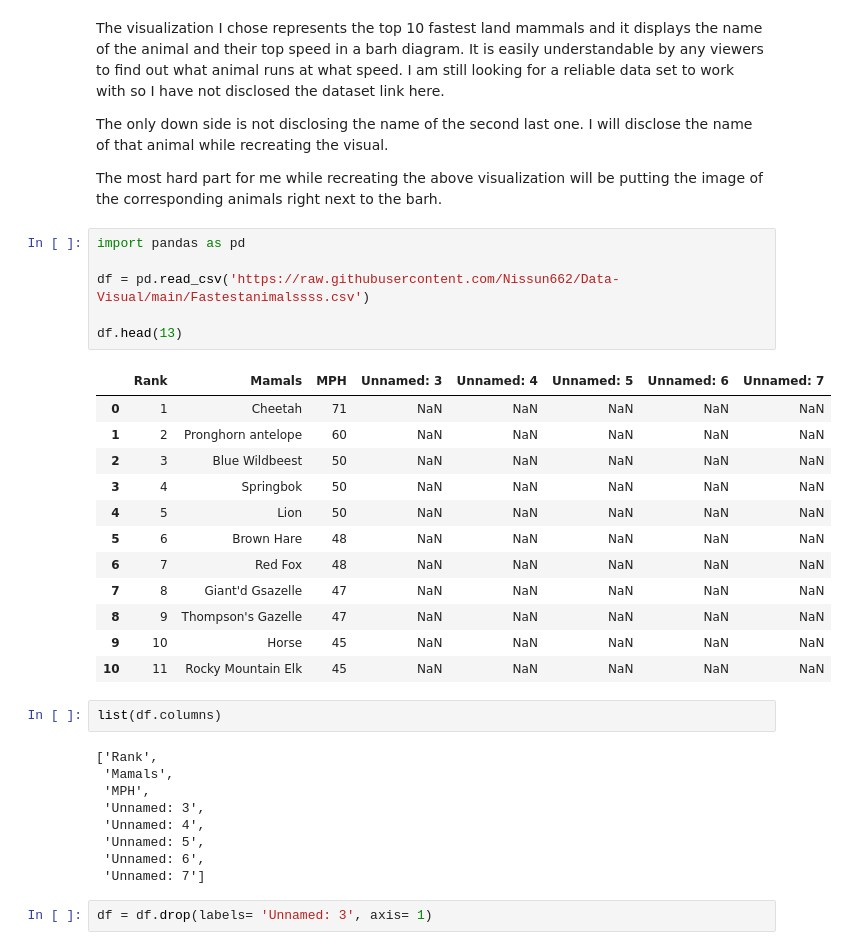
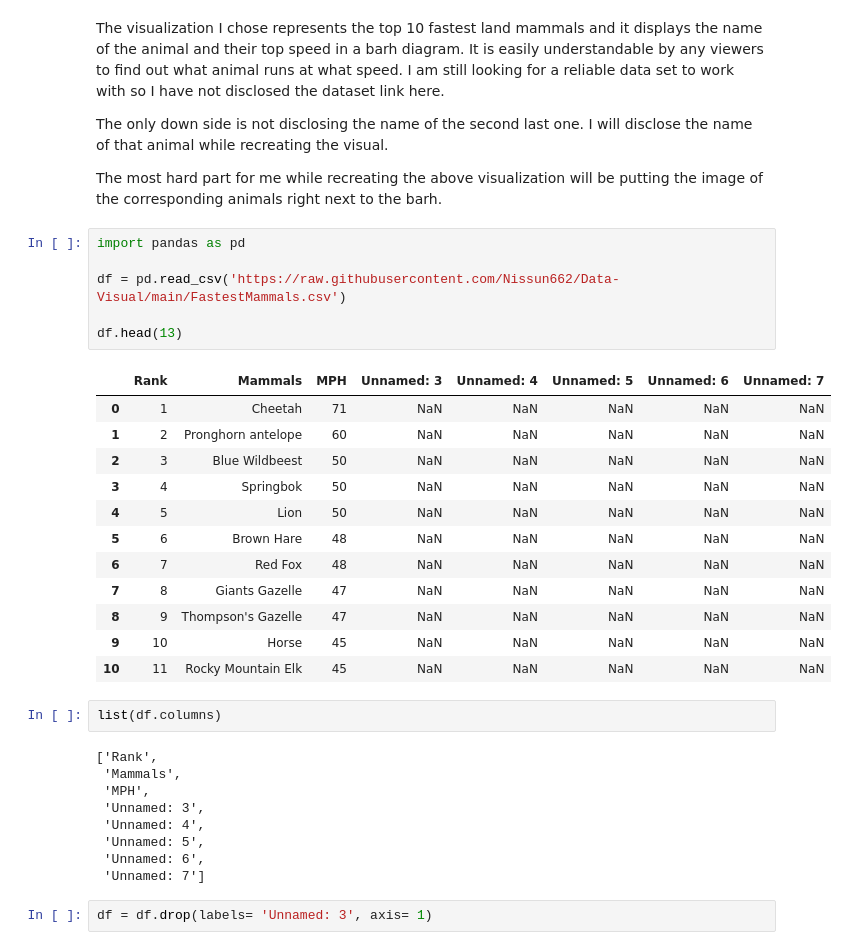
Before and after one commit to Nissun662/Data-Visual, a Jupyter notebook: Recreating_Initialization.ipynb, the cells around one changed output. Cells and saved outputs as stored; diff of their text form.

```diff
--- a/Recreating_Initialization.ipynb
+++ b/Recreating_Initialization.ipynb
@@ -24,11 +24,11 @@ The most hard part for me while recreating the above visualization will be putti
 # %%
 import pandas as pd
 
-df = pd.read_csv('https://raw.githubusercontent.com/Nissun662/Data-Visual/main/Fastestanimalssss.csv')
+df = pd.read_csv('https://raw.githubusercontent.com/Nissun662/Data-Visual/main/FastestMammals.csv')
 
 df.head(13)
 # %% [output]
-|  | Rank | Mamals | MPH | Unnamed: 3 | Unnamed: 4 | Unnamed: 5 | Unnamed: 6 | Unnamed: 7 |
+|  | Rank | Mammals | MPH | Unnamed: 3 | Unnamed: 4 | Unnamed: 5 | Unnamed: 6 | Unnamed: 7 |
 | 0 | 1 | Cheetah | 71 | NaN | NaN | NaN | NaN | NaN |
 | 1 | 2 | Pronghorn antelope | 60 | NaN | NaN | NaN | NaN | NaN |
 | 2 | 3 | Blue Wildbeest | 50 | NaN | NaN | NaN | NaN | NaN |
@@ -36,7 +36,7 @@ df.head(13)
 | 4 | 5 | Lion | 50 | NaN | NaN | NaN | NaN | NaN |
 | 5 | 6 | Brown Hare | 48 | NaN | NaN | NaN | NaN | NaN |
 | 6 | 7 | Red Fox | 48 | NaN | NaN | NaN | NaN | NaN |
-| 7 | 8 | Giant'd Gsazelle | 47 | NaN | NaN | NaN | NaN | NaN |
+| 7 | 8 | Giants Gazelle | 47 | NaN | NaN | NaN | NaN | NaN |
 | 8 | 9 | Thompson's Gazelle | 47 | NaN | NaN | NaN | NaN | NaN |
 | 9 | 10 | Horse | 45 | NaN | NaN | NaN | NaN | NaN |
 | 10 | 11 | Rocky Mountain Elk | 45 | NaN | NaN | NaN | NaN | NaN |
@@ -44,7 +44,7 @@ df.head(13)
 list(df.columns)
 # %% [output]
 ['Rank',
- 'Mamals',
+ 'Mammals',
  'MPH',
  'Unnamed: 3',
  'Unnamed: 4',
```
Also changed, not shown: parts of 4 cells of this notebook.
